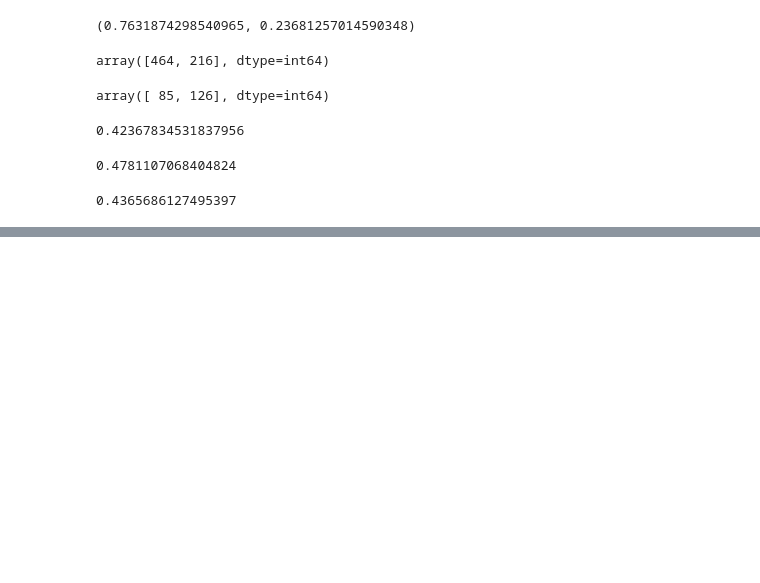
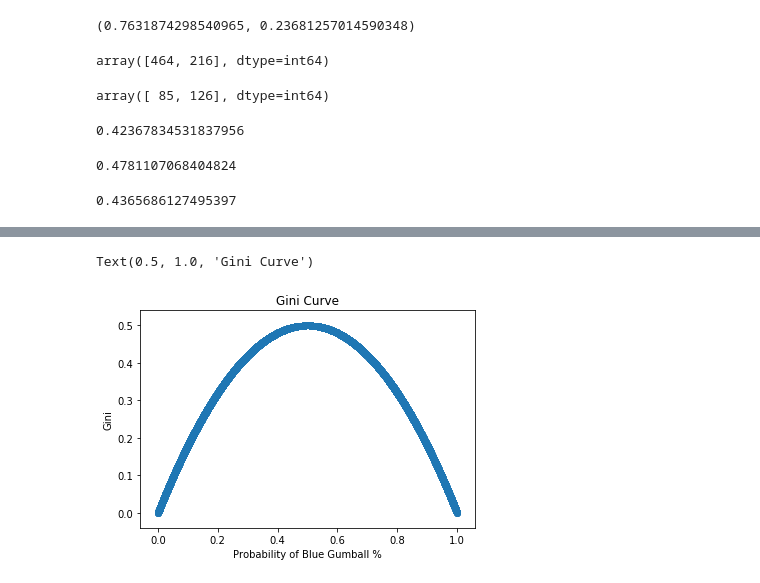
Before and after one commit to spk104/spklearn-ml, a Jupyter notebook: Class 25_Apr 11.ipynb, the cells around one changed output, grey strips where cells are left out. Saved outputs shown, nothing was run; the diff lists cells and outputs as text; code cells hidden in the pictures; blank space fills up the shorter version.

```diff
--- a/Class 25_Apr 11.ipynb
+++ b/Class 25_Apr 11.ipynb
@@ -351,0 +442,39 @@ array([0.25796178, 0.74203822])
+# %%
+import random
+import pandas as pd
+from math import log
+#Gini Function
+#a and b are the quantities of each class
+def gini(a,b):
+    a1 = (a/(a+b))**2
+    b1 = (b/(a+b))**2
+    return 1 - (a1 + b1)
+
+def entropy(base,a,b):
+    try:
+        var =  abs(((a)/(a+b)) * log(((a)/(a+b)),base)) - (((b)/(a+b)) * log(((b)/(a+b)),base))
+        return var
+    except (ValueError):
+        return 0#Blank lists
+
+#Blank lists
+gini_list = []
+ent_list = []
+blue_list = []
+red_list = []
+blue_prob_list = []#Looping Gini function on random blue and red float amounts
+for x in range (10000):
+    blue = random.uniform(0, 4)
+    red = abs(4-blue)
+    a_g = gini(red,blue)
+    a_e = entropy(2,red,blue)
+    b = blue/(blue+red)
+    gini_list.append(a_g)
+    ent_list.append(a_e)
+    blue_list.append(blue)
+    red_list.append(red)
+    blue_prob_list.append(b)#Dataframe of amount of blue, red, Probability of blue, and gini score
+
+df = pd.DataFrame({'Blue': blue_list, 'Red': red_list,'Gini Score': gini_list, 'Entropy': ent_list, 'Probability of Blue': blue_prob_list})
+df = df[['Red', 'Blue', 'Probability of Blue', 'Gini Score','Entropy']]
+df
@@ -351,0 +495,9 @@ array([0.25796178, 0.74203822])
+# %%
+import matplotlib.pyplot as plt
+plt.scatter(blue_prob_list,gini_list)
+plt.xlabel('Probability of Blue Gumball %')
+plt.ylabel('Gini')
+plt.title('Gini Curve')
+# %% [output]
+Text(0.5, 1.0, 'Gini Curve')
+[figure, added]
```
Also changed, not shown: parts of 23 cells of this notebook, 30 other files.
